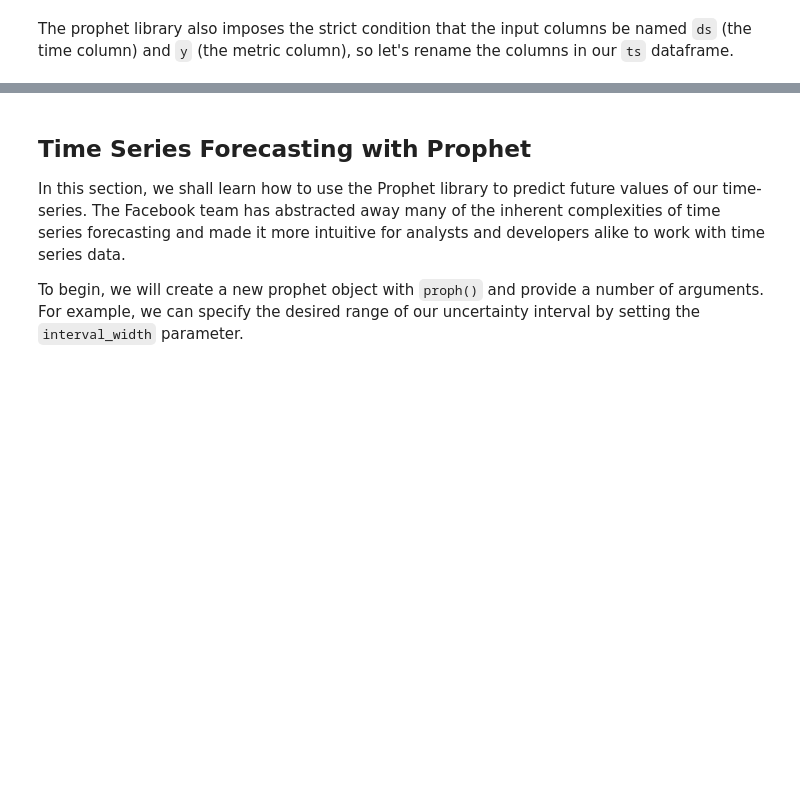
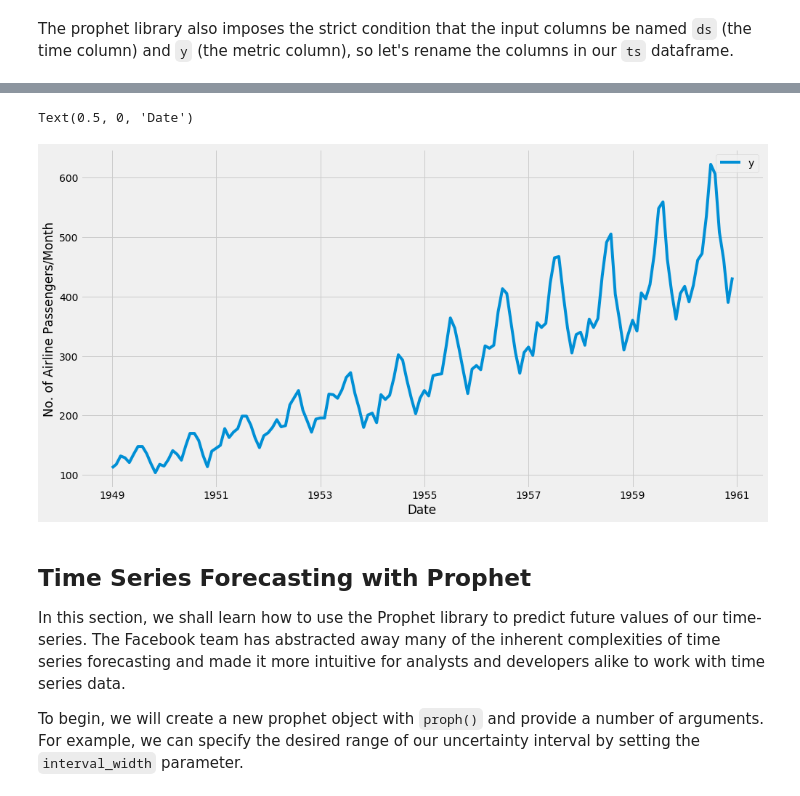
Before and after one commit to giorosati/dsc-3-26-09-facebook-prophet-lab-online-ds-pt-100118, a Jupyter notebook: index.ipynb, the cells around one changed output, grey strips where cells are left out. Saved outputs shown, nothing was run; the diff lists cells and outputs as text; code cells hidden in the pictures; blank space fills up the shorter version.

```diff
--- a/index.ipynb
+++ b/index.ipynb
@@ -94,6 +102,7 @@ The prophet library also imposes the strict condition that the input columns be
 # %%
 # Rename the columns [Month, AirPassengers] to [ds, y]
-
+ts = ts.rename(columns={'Month': 'ds', '#Passengers': 'y'})
+ts.head()
 
 #    ds          y
 # 1949-01-01	112
@@ -106,3 +122,11 @@ The prophet library also imposes the strict condition that the input columns be
+# %%
+# solution version
+ax = ts.set_index('ds').plot(figsize=(15, 8))
+ax.set_ylabel('No. of Airline Passengers/Month')
+ax.set_xlabel('Date')
+# %% [output]
+Text(0.5, 0, 'Date')
+[figure, added]
 # %% [markdown]
 ## Time Series Forecasting with Prophet
 
```
Also changed, not shown: parts of 11 cells of this notebook.
